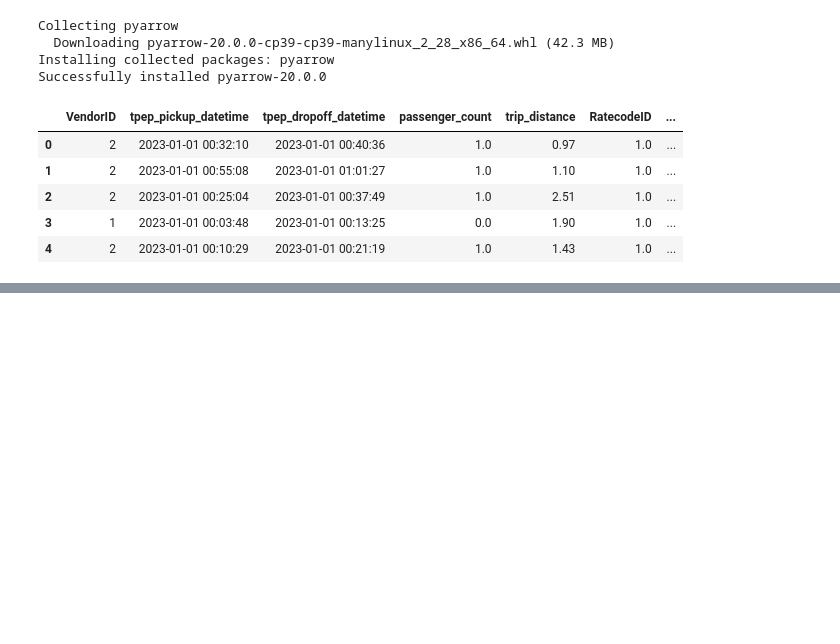
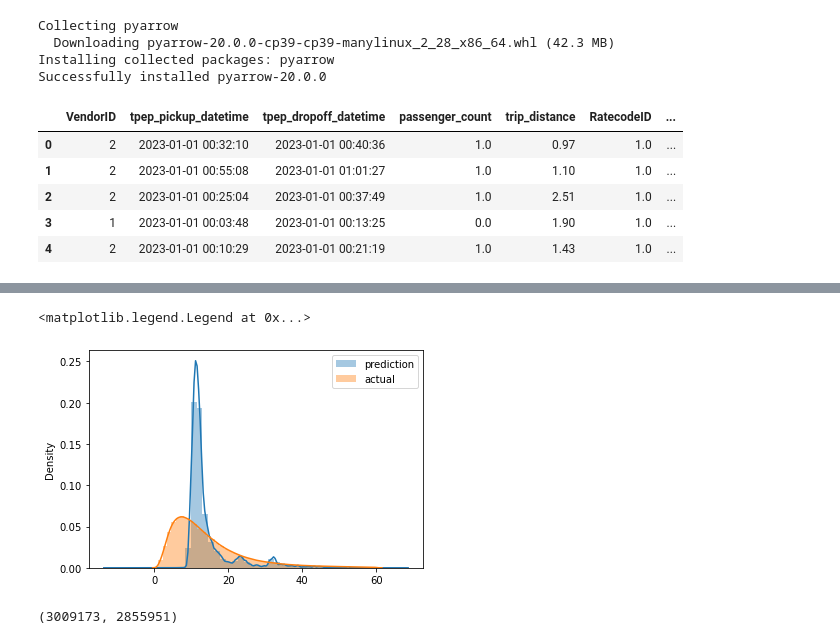
Before and after one commit to SakibZaman021/Duration_Prediction, a Jupyter notebook: 01-Intro/homework_1.ipynb, the cells around one changed output, grey strips where cells are left out. Saved outputs shown, nothing was run; the diff lists cells and outputs as text; code cells hidden in the pictures; blank space fills up the shorter version.

```diff
--- a/01-Intro/homework_1.ipynb
+++ b/01-Intro/homework_1.ipynb
@@ -38,0 +98,11 @@ from sklearn.metrics import mean_squared_error
+# %%
+target = 'duration'
+y_train = df[target].values
+
+lr = LinearRegression()
+lr.fit(X_train, y_train)
+
+y_pred = lr.predict(X_train)
+
+# root_mean_squared_error(y_train, y_pred)
+rmse = np.sqrt(mean_squared_error(y_train, y_pred))
@@ -38,0 +122,8 @@ from sklearn.metrics import mean_squared_error
+# %%
+sns.distplot(y_pred, label='prediction')
+sns.distplot(y_train, label='actual')
+
+plt.legend()
+# %% [output]
+<matplotlib.legend.Legend at 0x...>
+[figure, added]
@@ -38,0 +152,4 @@ from sklearn.metrics import mean_squared_error
+# %%
+len(df_train), len(df_val)
+# %% [output]
+(3009173, 2855951)
```
Also changed, not shown: parts of 18 cells of this notebook.
